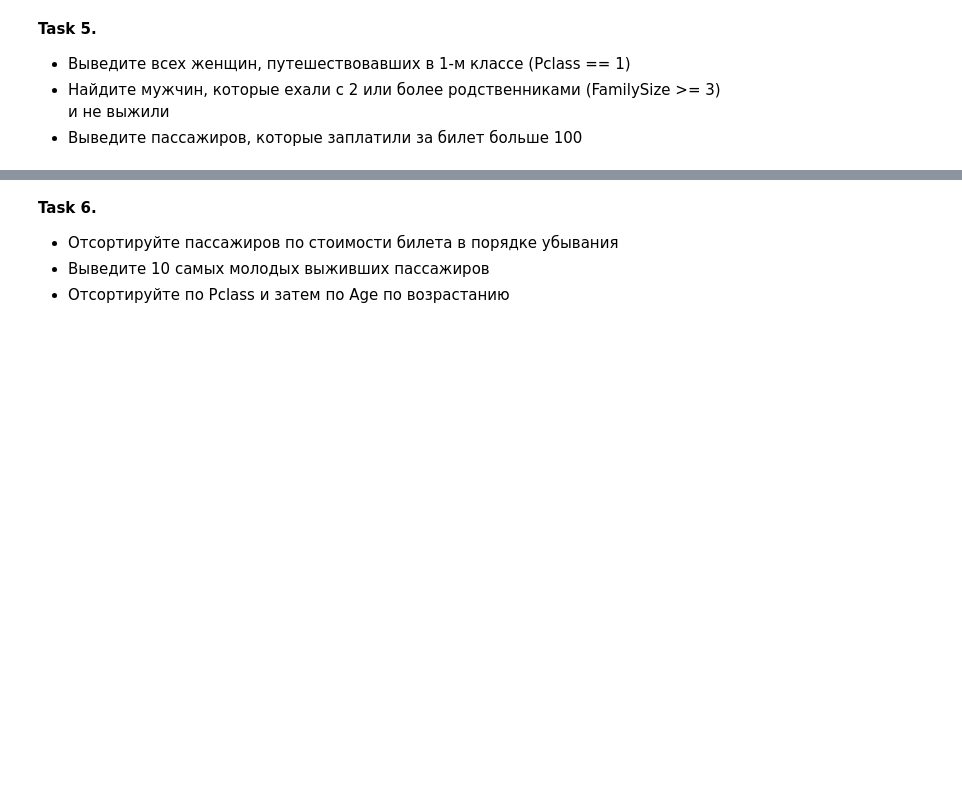
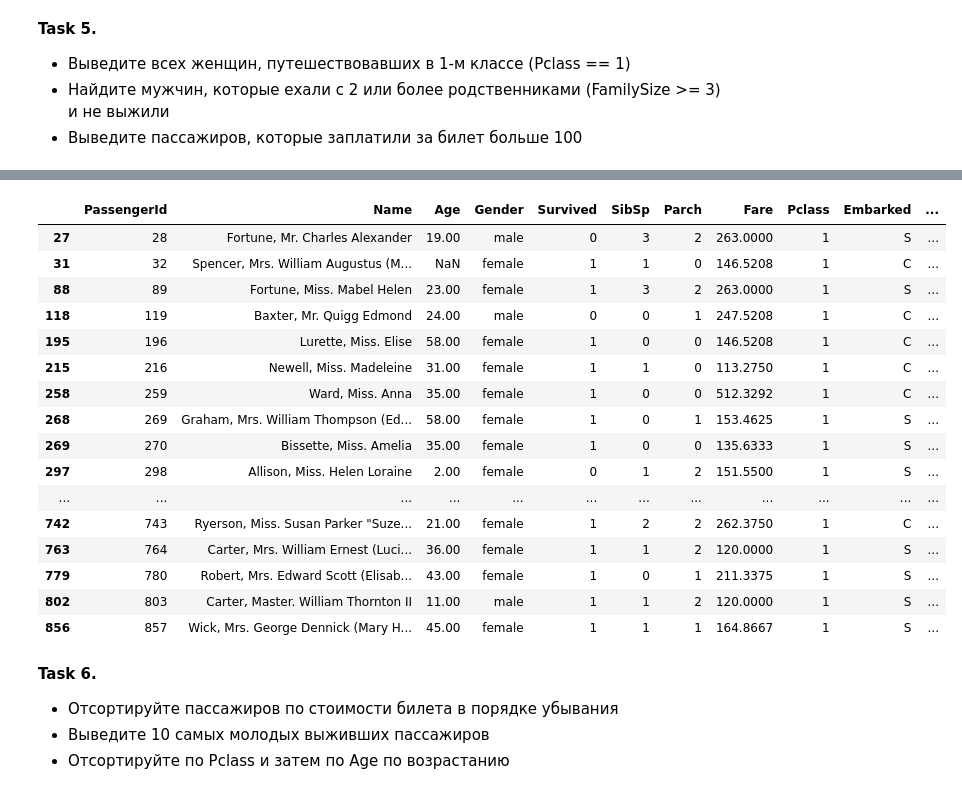
Before and after one commit to cpython-projects/da_1709, a Jupyter notebook: lesson_11_hw.ipynb, the cells around one changed output, grey strips where cells are left out. Cells and saved outputs as stored; diff of their text form; code cells hidden in the pictures; blank space fills up the shorter version.

```diff
--- a/lesson_11_hw.ipynb
+++ b/lesson_11_hw.ipynb
@@ -5,2 +17,5 @@
 # %% [markdown]
 **Task 2.** Оставьте только нужные столбцы ('PassengerId', 'Name', 'Age', 'Sex', 'Survived', 'SibSp', 'Parch', 'Fare', 'Pclass', 'Embarked')
+# %%
+df = df[['PassengerId', 'Name', 'Age', 'Sex', 'Survived', 'SibSp', 'Parch', 'Fare', 'Pclass', 'Embarked']]
+df.head()
@@ -15,0 +93,3 @@
+# %%
+df['FamilySize'] = df['SibSp'] + df['Parch'] + 1
+df
@@ -15,0 +110,3 @@
+# %%
+df['IsAlone'] = df['FamilySize'] == 1
+df
@@ -15,0 +127,3 @@
+# %%
+df.rename(columns={'Sex': 'Gender'}, inplace=True)
+df
@@ -21,3 +183,24 @@
+# %%
+df_3 = df[df.Fare > 100]
+df_3
+# %% [output]
+|  | PassengerId | Name | Age | Gender | Survived | SibSp | Parch | Fare | Pclass | Embarked | ... |
+| 27 | 28 | Fortune, Mr. Charles Alexander | 19.00 | male | 0 | 3 | 2 | 263.0000 | 1 | S | ... |
+| 31 | 32 | Spencer, Mrs. William Augustus (M... | NaN | female | 1 | 1 | 0 | 146.5208 | 1 | C | ... |
+| 88 | 89 | Fortune, Miss. Mabel Helen | 23.00 | female | 1 | 3 | 2 | 263.0000 | 1 | S | ... |
+| 118 | 119 | Baxter, Mr. Quigg Edmond | 24.00 | male | 0 | 0 | 1 | 247.5208 | 1 | C | ... |
+| 195 | 196 | Lurette, Miss. Elise | 58.00 | female | 1 | 0 | 0 | 146.5208 | 1 | C | ... |
+| 215 | 216 | Newell, Miss. Madeleine | 31.00 | female | 1 | 1 | 0 | 113.2750 | 1 | C | ... |
+| 258 | 259 | Ward, Miss. Anna | 35.00 | female | 1 | 0 | 0 | 512.3292 | 1 | C | ... |
+| 268 | 269 | Graham, Mrs. William Thompson (Ed... | 58.00 | female | 1 | 0 | 1 | 153.4625 | 1 | S | ... |
+| 269 | 270 | Bissette, Miss. Amelia | 35.00 | female | 1 | 0 | 0 | 135.6333 | 1 | S | ... |
+| 297 | 298 | Allison, Miss. Helen Loraine | 2.00 | female | 0 | 1 | 2 | 151.5500 | 1 | S | ... |
+| ... | ... | ... | ... | ... | ... | ... | ... | ... | ... | ... | ... |
+| 742 | 743 | Ryerson, Miss. Susan Parker "Suze... | 21.00 | female | 1 | 2 | 2 | 262.3750 | 1 | C | ... |
+| 763 | 764 | Carter, Mrs. William Ernest (Luci... | 36.00 | female | 1 | 1 | 2 | 120.0000 | 1 | S | ... |
+| 779 | 780 | Robert, Mrs. Edward Scott (Elisab... | 43.00 | female | 1 | 0 | 1 | 211.3375 | 1 | S | ... |
+| 802 | 803 | Carter, Master. William Thornton II | 11.00 | male | 1 | 1 | 2 | 120.0000 | 1 | S | ... |
+| 856 | 857 | Wick, Mrs. George Dennick (Mary H... | 45.00 | female | 1 | 1 | 1 | 164.8667 | 1 | S | ... |
 # %% [markdown]
 **Task 6.**
 *  Отсортируйте пассажиров по стоимости билета в порядке убывания
```
Also changed, not shown: parts of 20 cells of this notebook.
